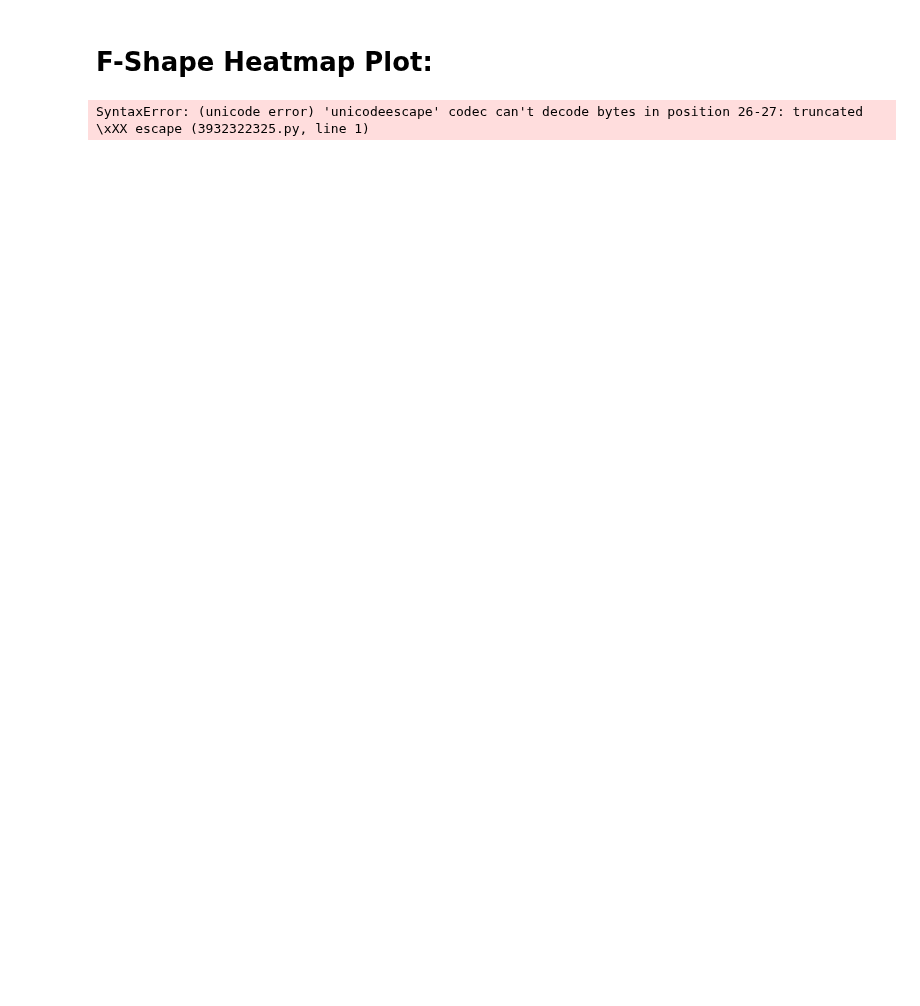
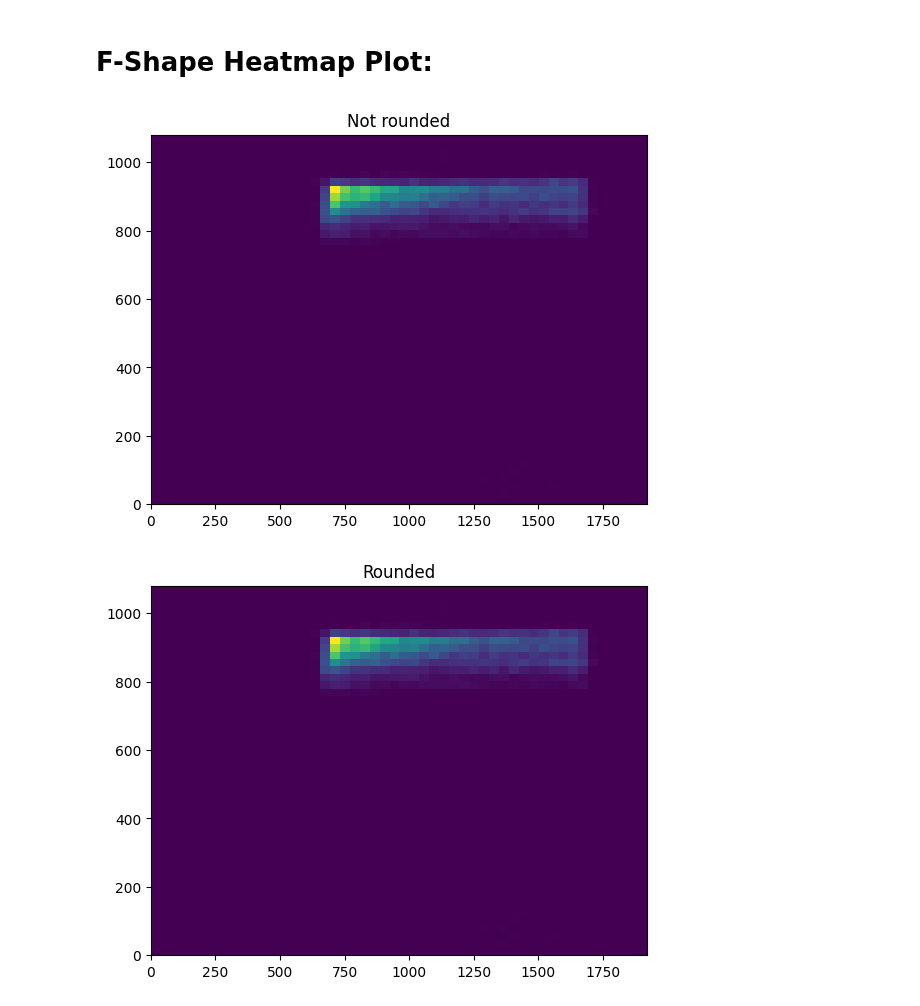
Before and after one commit to slayervictor/Fagpakkeprojekt-Eyes-Modelling, a Jupyter notebook: eye_tracking_expiriment/plots.ipynb, the cells around one changed output. Cells and saved outputs as stored; diff of their text form; code cells hidden in the pictures; blank space fills up the shorter version.

```diff
--- a/eye_tracking_expiriment/plots.ipynb
+++ b/eye_tracking_expiriment/plots.ipynb
@@ -8,16 +12,32 @@ import warnings
 # %% [markdown]
 # F-Shape Heatmap Plot:
-# %%
-gaze = pd.read_csv('../eye_tracking_expiriment\x_data_4.csv')
-# Pivot table to create a heatmap
-heatmap = gaze.pivot_table(values='x_right', index='y_right', aggfunc='count')
-
-# Create a heatmap
-plt.pcolormesh(heatmap, cmap='hot')
-plt.xlabel('X-Right Coordinate')
-plt.ylabel('Y-Right Coordinate')
-plt.title('Heatmap of X-Right Gaze Data')
-plt.colorbar()
-plt.show()
-# %% [output]
-SyntaxError: (unicode error) 'unicodeescape' codec can't decode bytes in position 26-27: truncated \xXX escape (3932322325.py, line 1)
+# %%
+warnings.filterwarnings('ignore')
+gaze = pd.read_csv("../eye_tracking_expiriment/x_data_19.csv")
+# %%
+x = gaze['left_gaze_point_on_display_area_x']*1920
+y = gaze["left_gaze_point_on_display_area_y"]*-1080+1080
+# %%
+# First plot
+heatmap, xedges, yedges = np.histogram2d(x, y, bins=50)
+extent = [0, 1920, 0, 1080]  # Define the extent
+plt.clf()
+plt.imshow(heatmap.T, extent=extent, origin='lower', aspect='auto')
+plt.title("Not rounded")
+plt.xlim(0, 1920)  # Set x-axis limits
+plt.ylim(0, 1080)  # Set y-axis limits
+plt.show()
+
+# Second plot with rounded data
+x1 = x.round(1)
+y1 = y.round(1)
+heatmap, xedges, yedges = np.histogram2d(x1, y1, bins=50)
+plt.clf()
+plt.imshow(heatmap.T, extent=extent, origin='lower', aspect='auto')
+plt.title("Rounded")
+plt.xlim(0, 1920)  # Set x-axis limits
+plt.ylim(0, 1080)  # Set y-axis limits
+plt.show()
+# %% [output]
+[figure, added]
+[figure, added]
```
Also changed, not shown: parts of 2 cells of this notebook.
